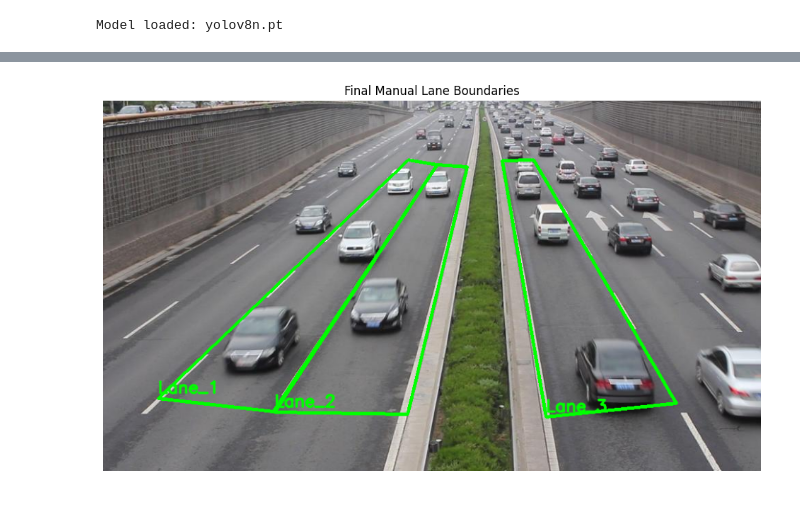
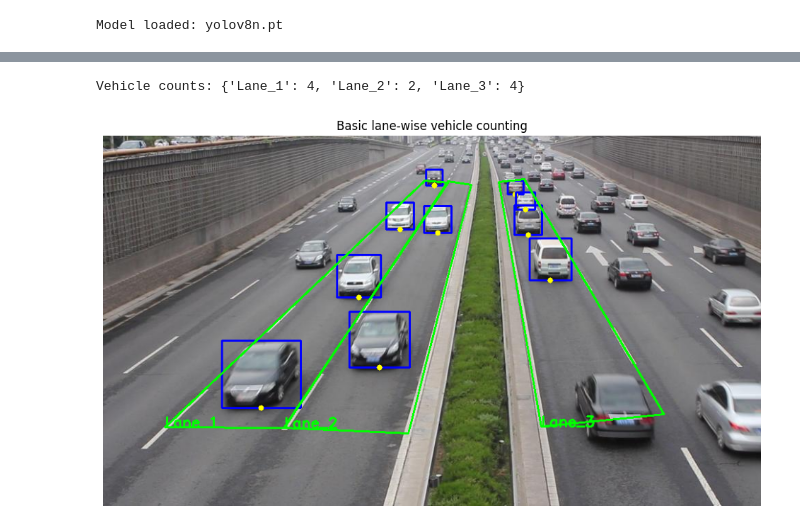
Before and after one commit to Muditha-Kumara/VisionProject, a Jupyter notebook: final.ipynb, the cells around one changed output, grey strips where cells are left out. Saved outputs shown, nothing was run; the diff lists cells and outputs as text; code cells hidden in the pictures.

```diff
--- a/final.ipynb
+++ b/final.ipynb
@@ -298,19 +214,72 @@ def detect_vehicles_in_polygon(frame, poly, model, conf=0.25, imgsz=640, vehicle
 # %%
-show_frame = cv2.imread('dataset/best/img00001.jpg')
-if show_frame is None:
-    raise FileNotFoundError('dataset/best/img00001.jpg not found')
+def draw_lanes(frame, lane_polygons):
+    for name, poly in lane_polygons.items():
+        if len(poly) >= 2:
+            cv2.polylines(frame, [poly], isClosed=True, color=(0, 255, 0), thickness=2)
+        if len(poly) >= 1:
+            cv2.putText(frame, name, tuple(poly[0]), cv2.FONT_HERSHEY_SIMPLEX, 0.7, (0, 255, 0), 2)
+    return frame
 
-if 'lane_polygons' not in globals() or not lane_polygons:
-    raise ValueError('lane_polygons is empty. Run the manual selection cell first.')
 
-marked = show_frame.copy()
+def get_vehicle_anchor(x1, y1, x2, y2):
+    return (x1 + x2) // 2, y2
+
+
+def detect_vehicles_in_polygon(frame, poly, model, conf=0.25, imgsz=640, vehicle_classes={2, 3, 5, 7}, padding=20):
+    x, y, w, h = cv2.boundingRect(poly)
+    x1 = max(0, x - padding)
+    y1 = max(0, y - padding)
+    x2 = min(frame.shape[1], x + w + padding)
+    y2 = min(frame.shape[0], y + h + padding)
+    roi = frame[y1:y2, x1:x2].copy()
+    if roi.size == 0 or roi.shape[0] < 16 or roi.shape[1] < 16:
+        return []
+
+    results = model(roi, conf=conf, imgsz=imgsz, verbose=False, device="cpu")
+    detections = []
+    for result in results:
+        for box in result.boxes:
+            cls = int(box.cls[0])
+            if cls not in vehicle_classes:
+                continue
+
+            bx1, by1, bx2, by2 = map(int, box.xyxy[0])
+            gx1, gy1 = bx1 + x1, by1 + y1
+            gx2, gy2 = bx2 + x1, by2 + y1
+            cx, cy = get_vehicle_anchor(gx1, gy1, gx2, gy2)
+
+            if cv2.pointPolygonTest(poly, (cx, cy), False) >= 0:
+                detections.append({
+                    "bbox": (gx1, gy1, gx2, gy2),
+                    "anchor": (cx, cy),
+                    "cls": cls,
+                    "conf": float(box.conf[0]),
+                })
+    return detections
+
+
+if "lane_polygons" not in globals() or not lane_polygons:
+    raise ValueError("lane_polygons is empty. Run Step 1 first.")
+
+frame = cv2.imread("dataset/best/img00001.jpg")
+if frame is None:
+    raise FileNotFoundError("dataset/best/img00001.jpg not found")
+
+counts = {name: 0 for name in lane_polygons}
 for lane_name, poly in lane_polygons.items():
-    if len(poly) >= 2:
-        cv2.polylines(marked, [poly], isClosed=True, color=(0, 255, 0), thickness=3)
-    if len(poly) >= 1:
-        x, y = poly[0]
-        cv2.putText(marked, lane_name, (int(x), int(y) - 8), cv2.FONT_HERSHEY_SIMPLEX, 0.8, (0, 255, 0), 2, cv2.LINE_AA)
+    if len(poly) < 3:
+        continue
+    detections = detect_vehicles_in_polygon(frame, poly, model, conf=0.25)
+    counts[lane_name] += len(detections)
+    for det in detections:
+        x1, y1, x2, y2 = det["bbox"]
+        cx, cy = det["anchor"]
+        cv2.rectangle(frame, (x1, y1), (x2, y2), (255, 0, 0), 2)
+        cv2.circle(frame, (cx, cy), 4, (0, 255, 255), -1)
 
-show_bgr(marked, 'Final Manual Lane Boundaries')
+frame = draw_lanes(frame, lane_polygons)
+print("Vehicle counts:", counts)
+show_bgr(frame, "Basic lane-wise vehicle counting")
 # %% [output]
+Vehicle counts: {'Lane_1': 4, 'Lane_2': 2, 'Lane_3': 4}
-[figure, old version]
+[figure, new version]
```
Also changed, not shown: parts of 12 cells of this notebook.
